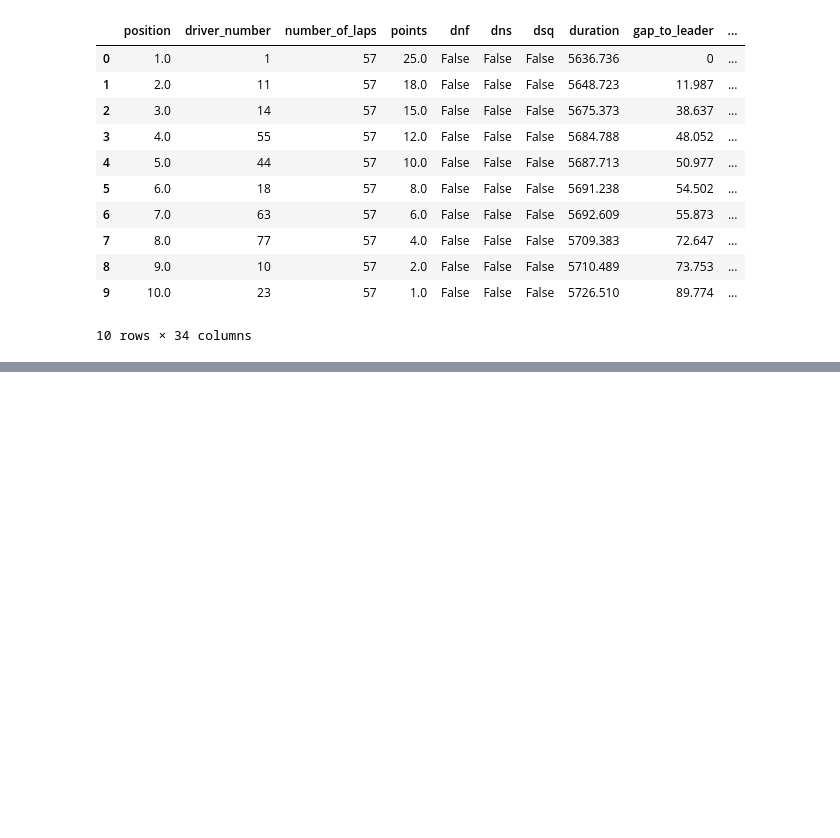
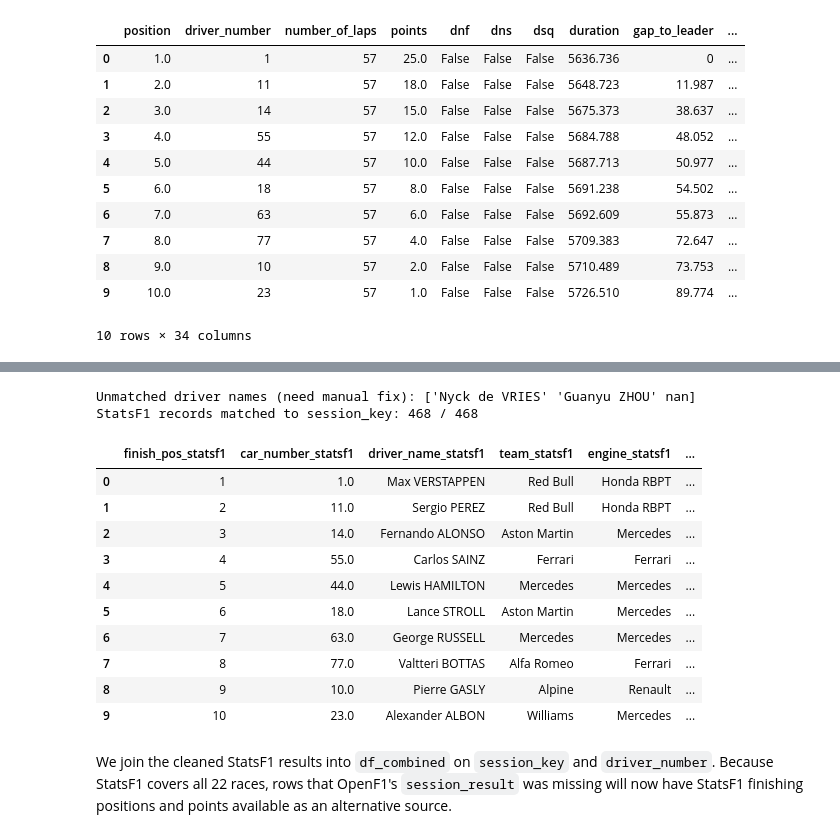
Before and after one commit to minhmgnvo/dsci511-group-assignment, a Jupyter notebook: project/final.ipynb, the cells around one changed output, grey strips where cells are left out. Cells and saved outputs as stored; diff of their text form; code cells hidden in the pictures; blank space fills up the shorter version.

```diff
--- a/project/final.ipynb
+++ b/project/final.ipynb
@@ -470,0 +424,56 @@ df_combined_full.head(10)
+# %%
+# Standardize column names (actual names depend on pd.read_html output — adjust if needed)
+col_mapping = {
+    "Pos": "finish_pos_statsf1",
+    "N°": "car_number_statsf1",
+    "Driver": "driver_name_statsf1",
+    "Chassis": "team_statsf1",
+    "Engine": "engine_statsf1",
+    "Lap": "laps_statsf1",
+    "Unnamed: 6": "time_statsf1",
+    "Pts": "points_statsf1",
+}
+df_statsf1 = df_statsf1_raw.rename(columns={k: v for k, v in col_mapping.items() if k in df_statsf1_raw.columns})
+
+# Map driver name → driver_number using df_drivers (names match: "Carlos SAINZ" in both)
+name_to_number = (
+    df_drivers[["driver_number", "full_name"]]
+    .drop_duplicates("full_name")
+    .set_index("full_name")["driver_number"]
+    .to_dict()
+)
+df_statsf1["driver_number"] = df_statsf1["driver_name_statsf1"].map(name_to_number)
+
+unmatched = df_statsf1[df_statsf1["driver_number"].isna()]["driver_name_statsf1"].unique()
+if len(unmatched):
+    print(f"Unmatched driver names (need manual fix): {unmatched}")
+
+# Assign round numbers to OpenF1 race sessions (exclude sprints, sort by date)
+df_races_ordered = (
+    df_sessions[df_sessions["session_name"] == "Race"]
+    .sort_values("date_start")
+    .reset_index(drop=True)
+    .assign(round=lambda df: df.index + 1)
+)
+
+# Map round to session_key
+df_statsf1 = df_statsf1.merge(df_races_ordered[["round", "session_key"]], on="round", how="left")
+
+print(f"StatsF1 records matched to session_key: {df_statsf1['session_key'].notna().sum()} / {len(df_statsf1)}")
+df_statsf1.head(10)
+# %% [output]
+Unmatched driver names (need manual fix): ['Nyck de VRIES' 'Guanyu ZHOU' nan]
+StatsF1 records matched to session_key: 468 / 468
+|  | finish_pos_statsf1 | car_number_statsf1 | driver_name_statsf1 | team_statsf1 | engine_statsf1 | ... |
+| 0 | 1 | 1.0 | Max VERSTAPPEN | Red Bull | Honda RBPT | ... |
+| 1 | 2 | 11.0 | Sergio PEREZ | Red Bull | Honda RBPT | ... |
+| 2 | 3 | 14.0 | Fernando ALONSO | Aston Martin | Mercedes | ... |
+| 3 | 4 | 55.0 | Carlos SAINZ | Ferrari | Ferrari | ... |
+| 4 | 5 | 44.0 | Lewis HAMILTON | Mercedes | Mercedes | ... |
+| 5 | 6 | 18.0 | Lance STROLL | Aston Martin | Mercedes | ... |
+| 6 | 7 | 63.0 | George RUSSELL | Mercedes | Mercedes | ... |
+| 7 | 8 | 77.0 | Valtteri BOTTAS | Alfa Romeo | Ferrari | ... |
+| 8 | 9 | 10.0 | Pierre GASLY | Alpine | Renault | ... |
+| 9 | 10 | 23.0 | Alexander ALBON | Williams | Mercedes | ... |
+# %% [markdown]
+We join the cleaned StatsF1 results into `df_combined` on `session_key` and `driver_number`. Because StatsF1 covers all 22 races, rows that OpenF1's `session_result` was missing will now have StatsF1 finishing positions and points available as an alternative source.
```
Also changed, not shown: parts of 10 cells of this notebook.
